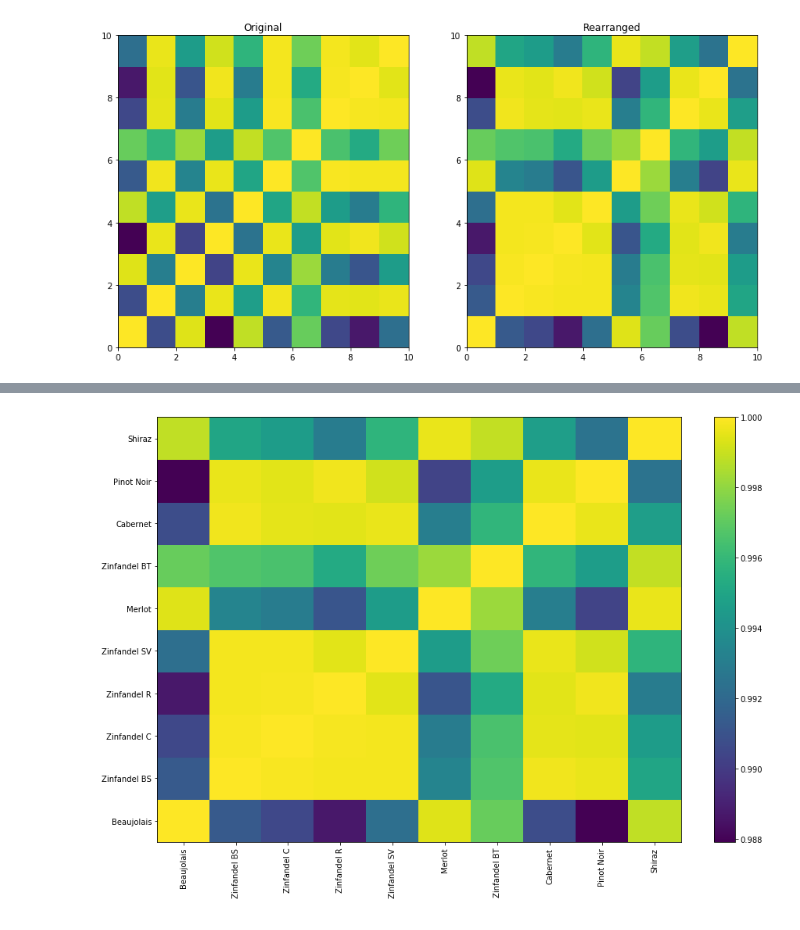
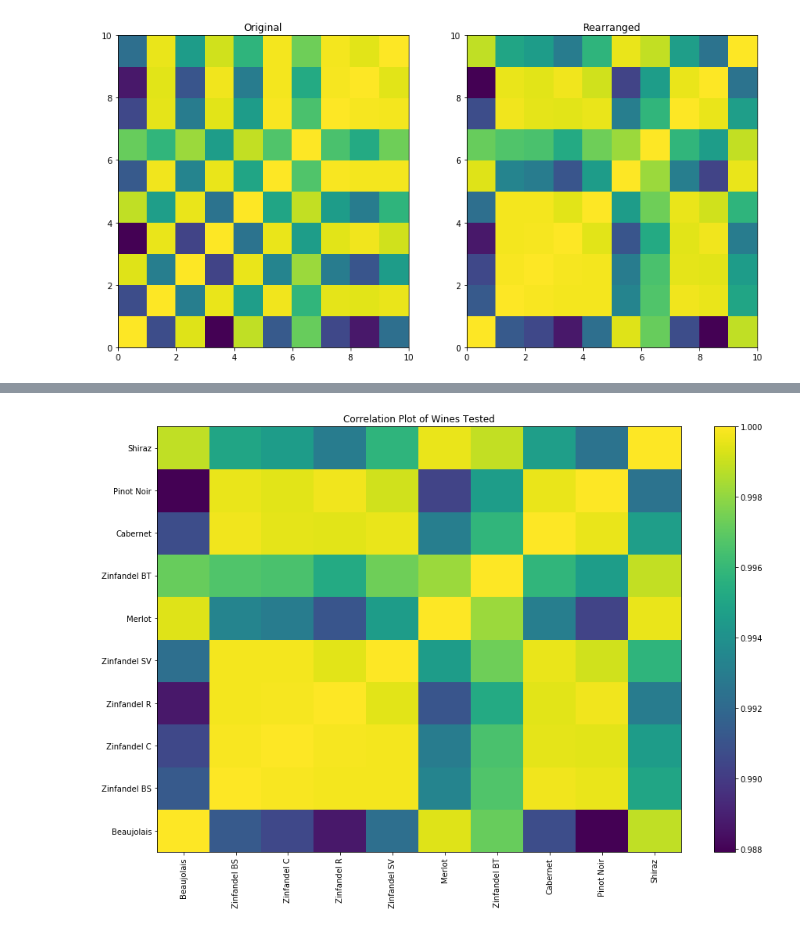
Before and after one commit to mudspringhiker/pca_kmeans_anslynwines, a Jupyter notebook: spectralcoclustering_5wines0720.ipynb, the cells around one changed output, grey strips where cells are left out. Saved outputs shown, nothing was run; the diff lists cells and outputs as text; code cells hidden in the pictures.

```diff
--- a/spectralcoclustering_5wines0720.ipynb
+++ b/spectralcoclustering_5wines0720.ipynb
@@ -289,11 +246,12 @@ data_means_wines_clusters_T
 # %%
 ax = plt.figure(figsize=(15,10))
 plt.pcolor(correlations)
 plt.colorbar()
 ax = plt.gca()
 ax.set_yticks(np.arange(len(correlations.columns))+0.5)
 ax.set_xticks(np.arange(len(correlations.index))+0.5)
 ax.set_xticklabels(data_means_wines_clusters["index"], rotation="vertical")
-ax.set_yticklabels(data_means_wines_clusters["index"]);
+ax.set_yticklabels(data_means_wines_clusters["index"])
+ax.set_title("Correlation Plot of Wines Tested");
 # %% [output]
-[figure, old version]
+[figure, new version]
```
Also changed, not shown: parts of 3 cells of this notebook, 3 other files.
